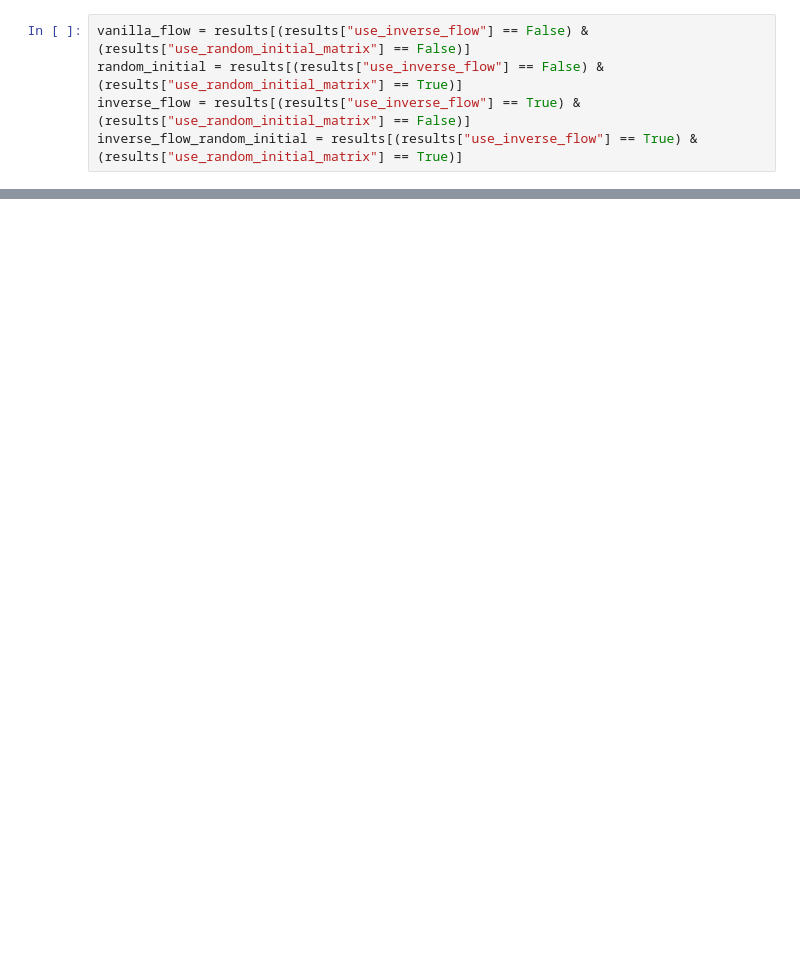
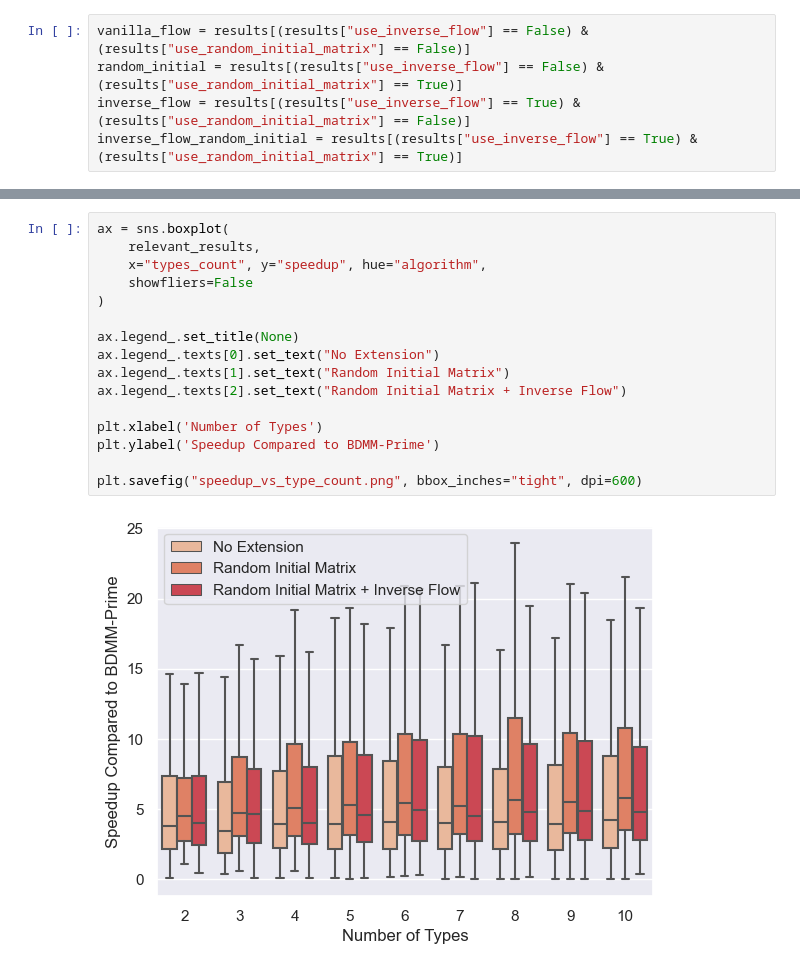
Before and after one commit to tochsner/BDMM-Flow-Supplementary, a Jupyter notebook: synthetic_benchmarks/analysis.ipynb, the cells around one changed output, grey strips where cells are left out. Saved outputs shown, nothing was run; the diff lists cells and outputs as text; blank space fills up the shorter version.

```diff
--- a/synthetic_benchmarks/analysis.ipynb
+++ b/synthetic_benchmarks/analysis.ipynb
@@ -196,0 +126,18 @@ Text(0, 0.5, 'Duration (ns)')
+# %%
+ax = sns.boxplot(
+    relevant_results,
+    x="types_count", y="speedup", hue="algorithm",
+    showfliers=False
+)
+
+ax.legend_.set_title(None)
+ax.legend_.texts[0].set_text("No Extension")
+ax.legend_.texts[1].set_text("Random Initial Matrix")
+ax.legend_.texts[2].set_text("Random Initial Matrix + Inverse Flow")
+
+plt.xlabel('Number of Types')
+plt.ylabel('Speedup Compared to BDMM-Prime')
+
+plt.savefig("speedup_vs_type_count.png", bbox_inches="tight", dpi=600)
+# %% [output]
+[figure, added]
```
Also changed, not shown: parts of 14 cells of this notebook, 10 other files.
